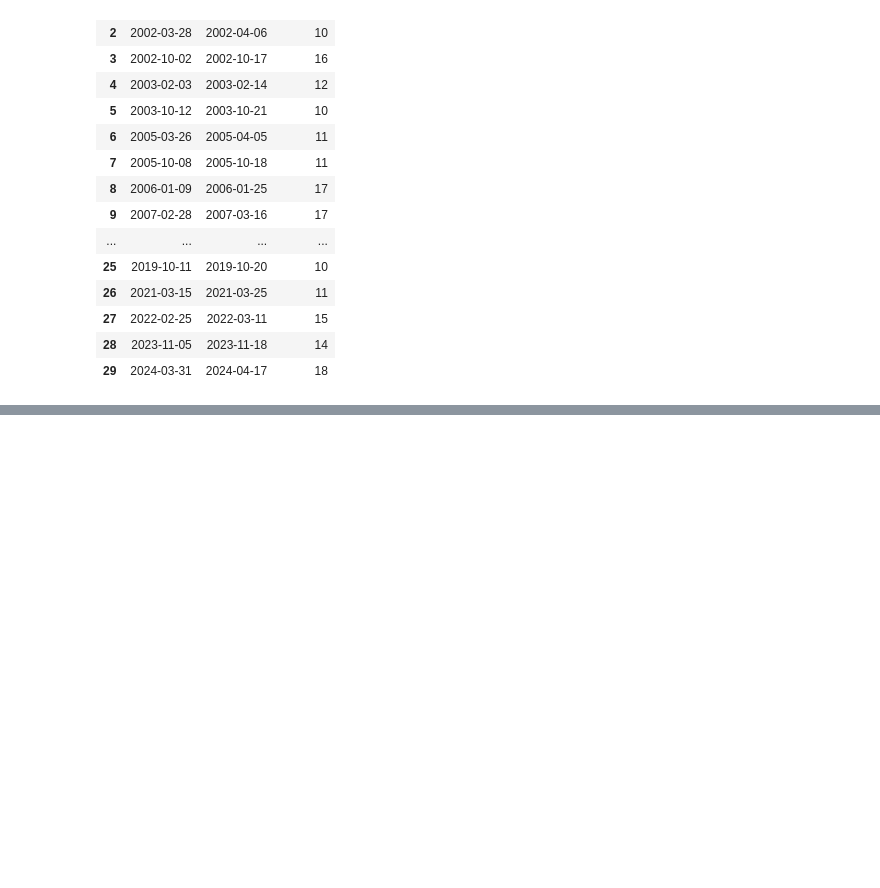
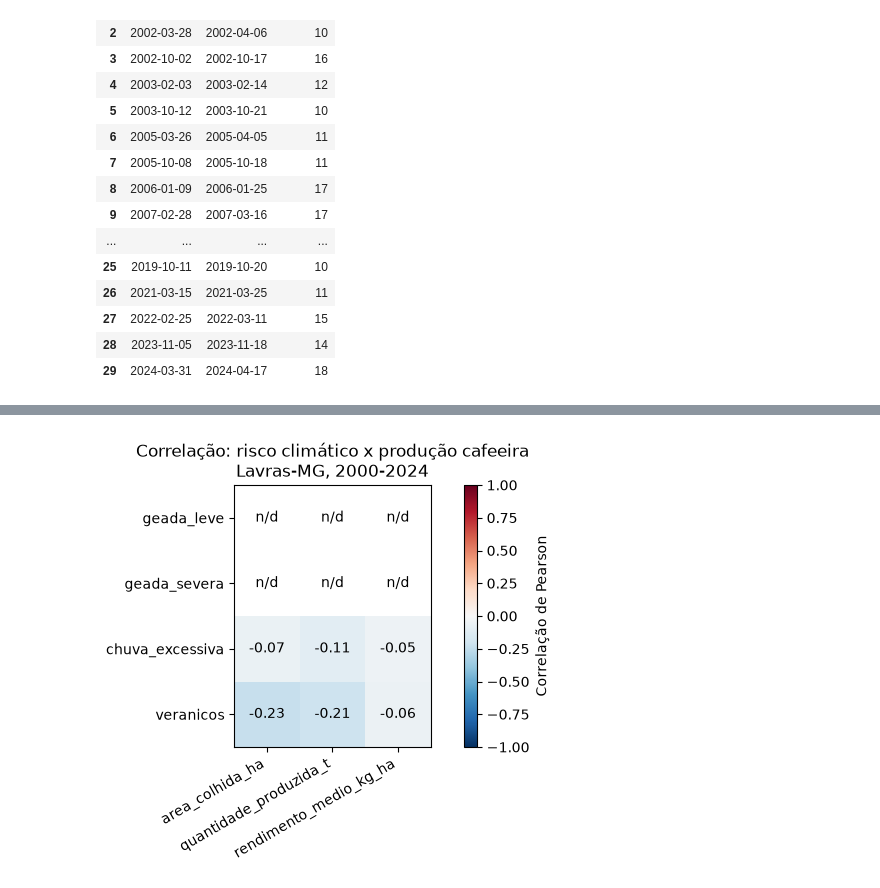
Before and after one commit to cauafdev/agroclima-cafe, a Jupyter notebook: notebooks/03_eda.ipynb, the cells around one changed output, grey strips where cells are left out. Drawn from its saved outputs; the diff is of its cells as text; code cells hidden in the pictures; blank space fills up the shorter version.

```diff
--- a/notebooks/03_eda.ipynb
+++ b/notebooks/03_eda.ipynb
@@ -149,0 +158,6 @@ Veranicos detectados: 30
+# %%
+df_cafe = pd.read_csv("../data/processed/lavras_producao_cafe_limpo.csv")
+df_cafe = df_cafe.set_index("ano")
+
+clima_x_producao = resumo.join(df_cafe, how="inner")
+clima_x_producao
@@ -149,0 +191,6 @@ Veranicos detectados: 30
+# %%
+colunas_risco = ["geada_leve", "geada_severa", "chuva_excessiva", "veranicos"]
+colunas_producao = ["area_colhida_ha", "quantidade_produzida_t", "rendimento_medio_kg_ha"]
+
+corr_cruzada = clima_x_producao.corr(method="pearson").loc[colunas_risco, colunas_producao]
+corr_cruzada
@@ -149,0 +203,20 @@ Veranicos detectados: 30
+# %%
+fig, ax = plt.subplots(figsize=(7, 4.5))
+im = ax.imshow(corr_cruzada, cmap="RdBu_r", vmin=-1, vmax=1)
+
+ax.set_xticks(range(len(colunas_producao)), labels=colunas_producao, rotation=30, ha="right")
+ax.set_yticks(range(len(colunas_risco)), labels=colunas_risco)
+
+for i in range(len(colunas_risco)):
+    for j in range(len(colunas_producao)):
+        valor = corr_cruzada.iloc[i, j]
+        texto = "n/d" if pd.isna(valor) else f"{valor:.2f}"
+        ax.text(j, i, texto, ha="center", va="center", color="black")
+
+ax.set_title("Correlação: risco climático x produção cafeeira\nLavras-MG, 2000-2024")
+fig.colorbar(im, ax=ax, label="Correlação de Pearson")
+plt.tight_layout()
+plt.savefig("../figuras/correlacao_risco_producao.png", dpi=150, bbox_inches="tight")
+plt.show()
+# %% [output]
+[figure, added]
```
Also changed, not shown: parts of 6 cells of this notebook, 2 other files.
